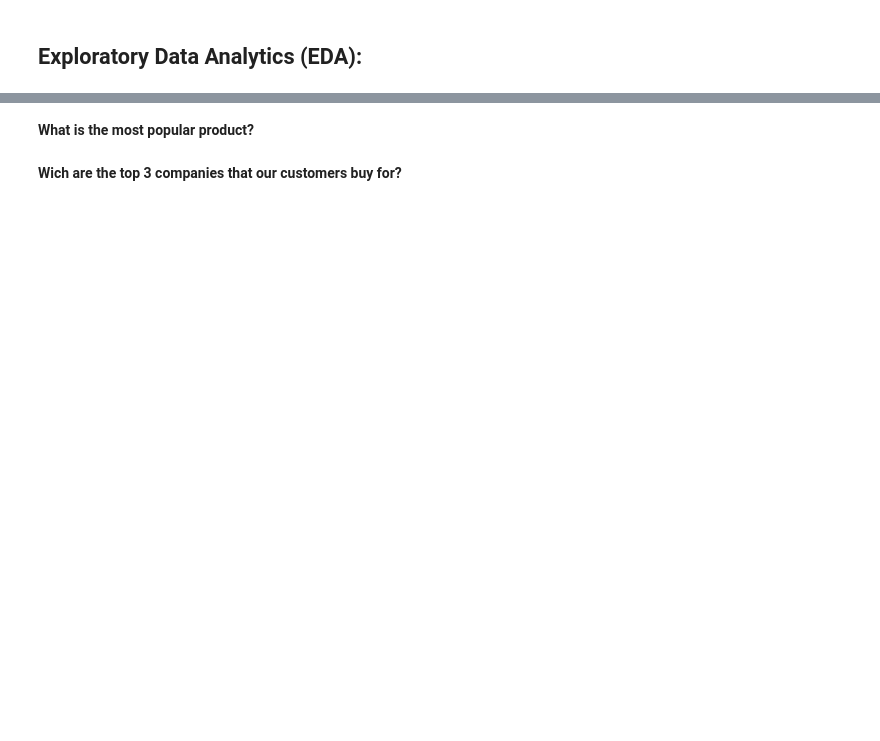
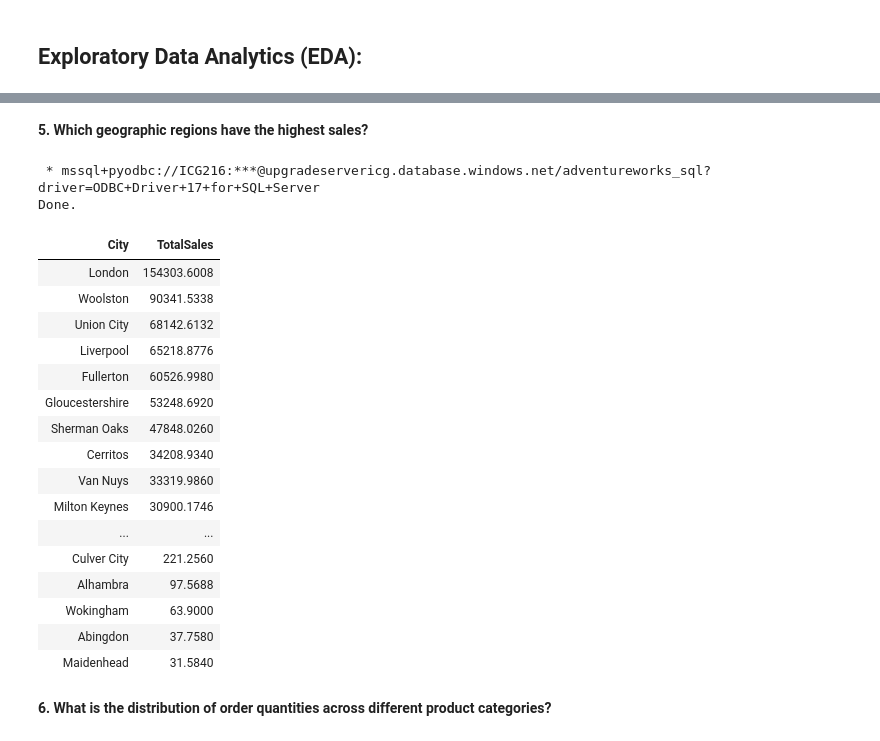
Before and after one commit to ICG216/AdventureWorks_SQL, a Jupyter notebook: AdventureWorks_EDA_01.ipynb, the cells around one changed output, grey strips where cells are left out. Drawn from its saved outputs; the diff is of its cells as text; code cells hidden in the pictures; blank space fills up the shorter version.

```diff
--- a/AdventureWorks_EDA_01.ipynb
+++ b/AdventureWorks_EDA_01.ipynb
@@ -60,4 +154,39 @@ Done.
+# %% [markdown]
+**5. Which geographic regions have the highest sales?**
+# %%
+%%sql
+SELECT
+    a.City,
+    SUM(od.UnitPrice * od.OrderQty) AS TotalSales
+FROM
+    SalesLT.SalesOrderHeader o
+JOIN
+    SalesLT.SalesOrderDetail od ON o.SalesOrderID = od.SalesOrderID
+JOIN
+    SalesLT.Address a ON o.ShipToAddressID = a.AddressID
+GROUP BY
+    a.City
+ORDER BY
+    TotalSales DESC;
+# %% [output]
+ * mssql+pyodbc://ICG216:***@upgradeservericg.database.windows.net/adventureworks_sql?driver=ODBC+Driver+17+for+SQL+Server
+Done.
+| City | TotalSales |
+| London | 154303.6008 |
+| Woolston | 90341.5338 |
+| Union City | 68142.6132 |
+| Liverpool | 65218.8776 |
+| Fullerton | 60526.9980 |
+| Gloucestershire | 53248.6920 |
+| Sherman Oaks | 47848.0260 |
+| Cerritos | 34208.9340 |
+| Van Nuys | 33319.9860 |
+| Milton Keynes | 30900.1746 |
+| ... | ... |
+| Culver City | 221.2560 |
+| Alhambra | 97.5688 |
+| Wokingham | 63.9000 |
+| Abingdon | 37.7580 |
+| Maidenhead | 31.5840 |
 # %% [markdown]
-**What is the most popular product?**
+**6. What is the distribution of order quantities across different product categories?**
-# %% [markdown]
-**Wich are the top 3 companies that our customers buy for?**
```
Also changed, not shown: parts of 18 cells of this notebook.
